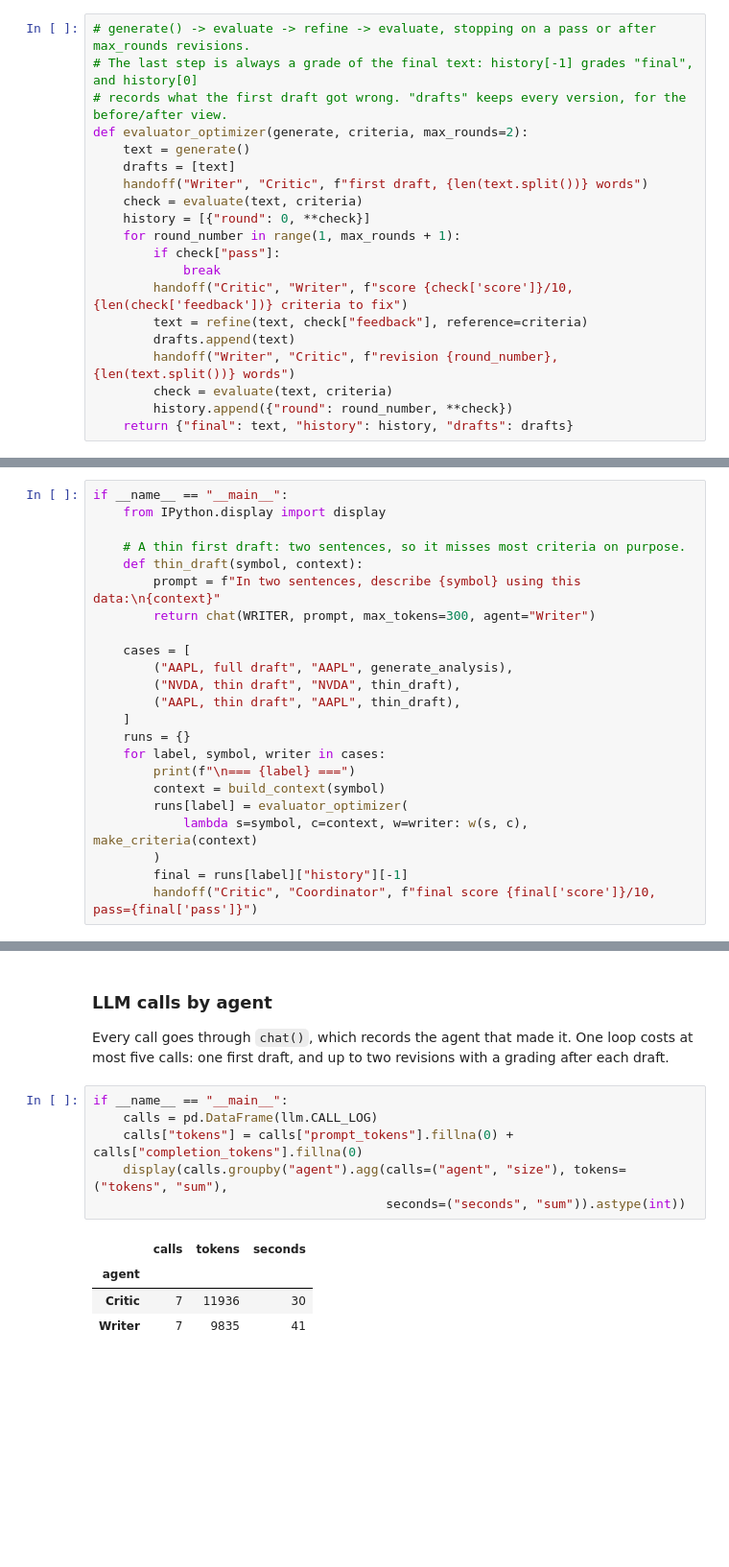
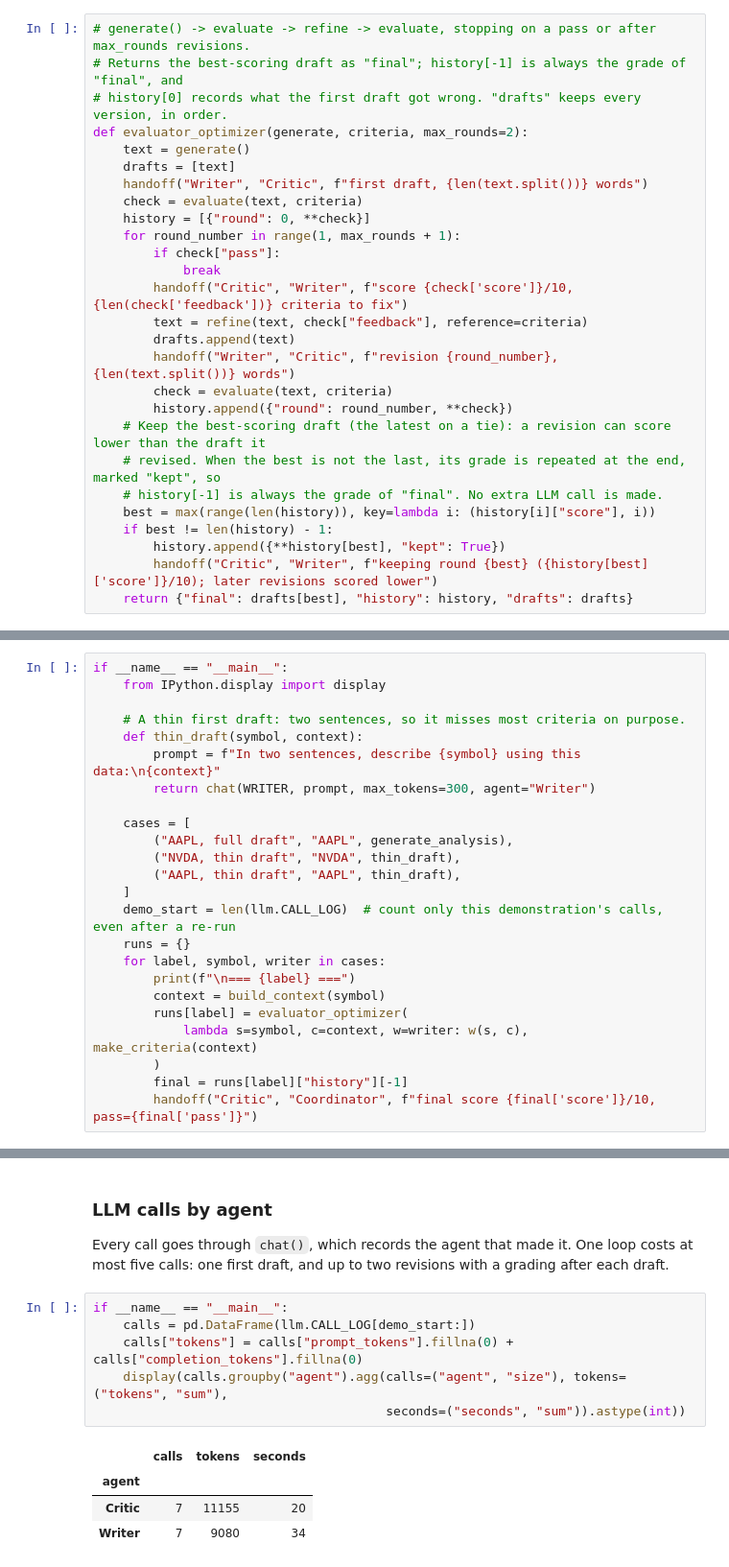
Before and after one commit to nazeshinjite/not-financial-advice, a Jupyter notebook: dev/evaluate.ipynb, the cells around one changed output, grey strips where cells are left out. Shown at 96% size. Drawn from its saved outputs; the diff is of its cells as text; blank space fills up the shorter version.

```diff
--- a/dev/evaluate.ipynb
+++ b/dev/evaluate.ipynb
@@ -163,8 +164,8 @@ def refine(text, feedback, reference=""):
 ### The loop
 # %%
 # generate() -> evaluate -> refine -> evaluate, stopping on a pass or after max_rounds revisions.
-# The last step is always a grade of the final text: history[-1] grades "final", and history[0]
-# records what the first draft got wrong. "drafts" keeps every version, for the before/after view.
+# Returns the best-scoring draft as "final"; history[-1] is always the grade of "final", and
+# history[0] records what the first draft got wrong. "drafts" keeps every version, in order.
 def evaluator_optimizer(generate, criteria, max_rounds=2):
     text = generate()
     drafts = [text]
@@ -180,7 +181,14 @@ def evaluator_optimizer(generate, criteria, max_rounds=2):
         handoff("Writer", "Critic", f"revision {round_number}, {len(text.split())} words")
         check = evaluate(text, criteria)
         history.append({"round": round_number, **check})
-    return {"final": text, "history": history, "drafts": drafts}
+    # Keep the best-scoring draft (the latest on a tie): a revision can score lower than the draft it
+    # revised. When the best is not the last, its grade is repeated at the end, marked "kept", so
+    # history[-1] is always the grade of "final". No extra LLM call is made.
+    best = max(range(len(history)), key=lambda i: (history[i]["score"], i))
+    if best != len(history) - 1:
+        history.append({**history[best], "kept": True})
+        handoff("Critic", "Writer", f"keeping round {best} ({history[best]['score']}/10); later revisions scored lower")
+    return {"final": drafts[best], "history": history, "drafts": drafts}
 # %% [markdown]
 ## Demonstration
 
@@ -203,6 +211,7 @@ if __name__ == "__main__":
         ("NVDA, thin draft", "NVDA", thin_draft),
         ("AAPL, thin draft", "AAPL", thin_draft),
     ]
+    demo_start = len(llm.CALL_LOG)  # count only this demonstration's calls, even after a re-run
     runs = {}
     for label, symbol, writer in cases:
         print(f"\n=== {label} ===")
@@ -330,12 +340,12 @@ little room for disappointment. No recommendation is made to buy, sell, or hold.
 Every call goes through `chat()`, which records the agent that made it. One loop costs at most five calls: one first draft, and up to two revisions with a grading after each draft.
 # %%
 if __name__ == "__main__":
-    calls = pd.DataFrame(llm.CALL_LOG)
+    calls = pd.DataFrame(llm.CALL_LOG[demo_start:])
     calls["tokens"] = calls["prompt_tokens"].fillna(0) + calls["completion_tokens"].fillna(0)
     display(calls.groupby("agent").agg(calls=("agent", "size"), tokens=("tokens", "sum"),
                                        seconds=("seconds", "sum")).astype(int))
 # %% [output]
 |  | calls | tokens | seconds |
 | agent |  |  |  |
-| Critic | 7 | 11936 | 30 |
-| Writer | 7 | 9835 | 41 |
+| Critic | 7 | 11155 | 20 |
+| Writer | 7 | 9080 | 34 |
```
Also changed, not shown: parts of 8 cells of this notebook, 1 other file.
